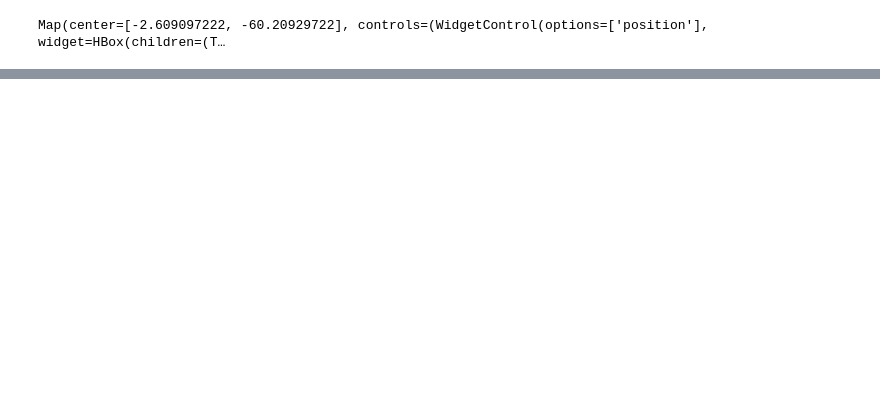
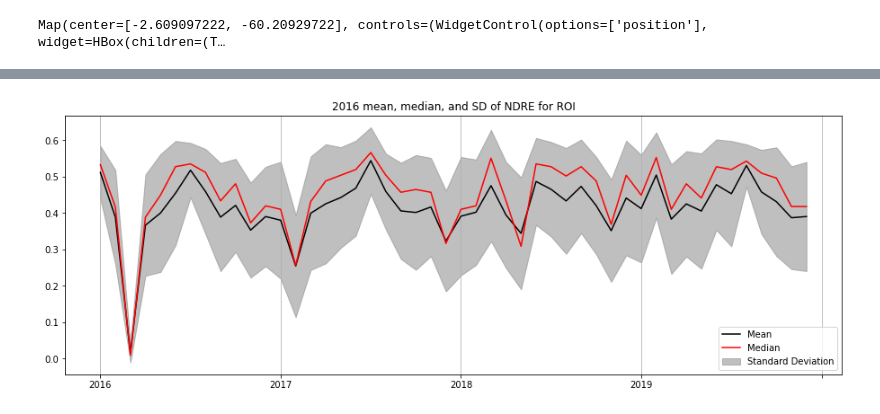
Before and after one commit to jitendra-kumar/tropical_phenology_gee, a Jupyter notebook: morgan/Manaus_BR.ipynb, the cells around one changed output, grey strips where cells are left out. Drawn from its saved outputs; the diff is of its cells as text; code cells hidden in the pictures; blank space fills up the shorter version.

Commit message:
Yearly graphs created

```diff
--- a/morgan/Manaus_BR.ipynb
+++ b/morgan/Manaus_BR.ipynb
@@ -91,0 +142,12 @@ plt.show()
+# %%
+#Create month list
+months = list(range(0,48))
+months = np.array(months)
+# %%
+#Take only the ndre values within each dictionary and append to new list
+#Note: doesn't work for percentiles
+def newList(alist):
+    list_name = []
+    for value in alist:
+        list_name.append(value['NDRE'])
+    return list_name
@@ -91,0 +167,26 @@ plt.show()
+# %%
+#Make lists for each set of values
+mean_ndre = newList(mean_list)
+median_ndre = newList(median_list)
+stddev_ndre = newList(stddev_list)
+# %%
+#Make lists with +/- SD
+plus_error = [x + y for x,y in zip(mean_ndre, stddev_ndre)]
+minus_error = [x - y for x,y in zip(mean_ndre, stddev_ndre)]
+#Make sure I did that right
+# %%
+#Plot mean using matplotlib's pyplot
+x = months
+y = mean_ndre
+m = median_ndre
+plt.axes([0, 0, 2, 1])
+plt.grid(b = True, which = 'major', axis = 'x')
+plt.title('2016 mean, median, and SD of NDRE for ROI')
+plt.fill_between(x, plus_error, minus_error, color = "grey", alpha = .5, label = "Standard Deviation")
+mean = plt.plot(x,y, color = "black", label = "Mean")
+median = plt.plot(x,m, color = "red", label = "Median")
+plt.legend(loc = "lower right")
+plt.xticks(ticks = [0, 12, 24, 36, 48], labels = ['2016', '2017', '2018', '2019'])
+plt.show()
+# %% [output]
+[figure, added]
```
Also changed, not shown: parts of 17 cells of this notebook.
